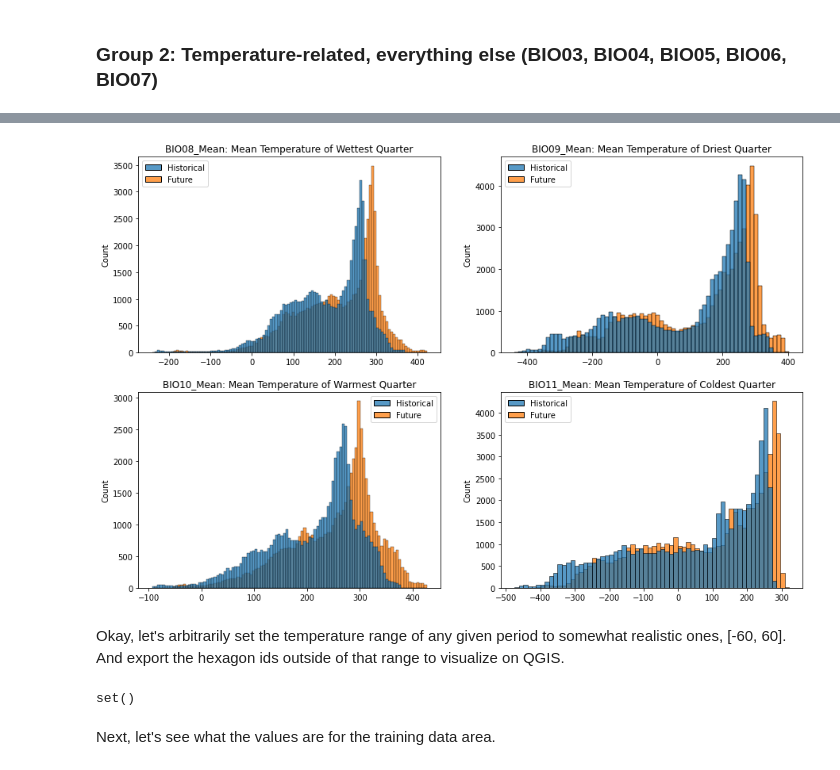
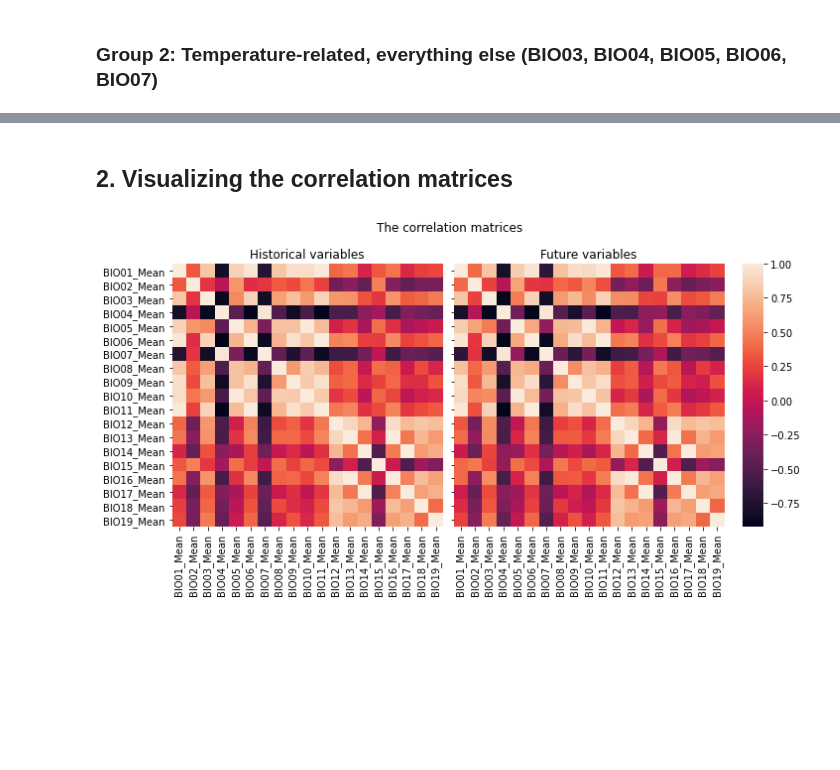
Before and after one commit to RyokoNod/sdm-asian-elephants, a Jupyter notebook: data_exploration/exploratory_analysis_wc30as.ipynb, the cells around one changed output, grey strips where cells are left out. Drawn from its saved outputs; the diff is of its cells as text; code cells hidden in the pictures; blank space fills up the shorter version.

```diff
--- a/data_exploration/exploratory_analysis_wc30as.ipynb
+++ b/data_exploration/exploratory_analysis_wc30as.ipynb
@@ -213,37 +208,21 @@ plt.savefig("../../visualizations/wctemp_dist1.png")
-# %%
-fig, axes = plt.subplots(2, 2, figsize=(15, 10))
-
-for idx,ax in zip(anomalies_g2, axes.flat):
-    sns.histplot(ax=ax,data={"Historical": present[idx], "Future": future[idx]})
-    ax.set_title(idx+": "+var_dict[idx])
-
-
-plt.savefig("../../visualizations/wctemp_dist2.png")
-# %% [output]
-[figure, removed]
-# %% [markdown]
-Okay, let's arbitrarily set the temperature range of any given period to somewhat realistic ones, \[-60, 60\]. And export the hexagon ids outside of that range to visualize on QGIS.
-# %%
-# no, doesn't work, the temperature range is so strange that when I put realistic restrictions on it, there are no hexagons that fit the criteria
-
-# annual temperature between -60 and 60
-# Max Temperature of Warmest Month < =60
-# Min Temperature of Coldest Month >= -60
-# annual temp range <= 120
-# Mean Temperature of Wettest Quarter between -60 and 60
-# Mean Temperature of Driest Quarter between -60 and 60
-# Mean Temperature of Warmest Quarter between -60 and 60
-# Mean Temperature of Coldest Quarter between -60 and 60
-
-set(present[present["BIO01_Mean"].between(-60,60)].HID) & \
-set(present[present["BIO05_Mean"]<=60].HID) & \
-set(present[present["BIO06_Mean"]>=-60].HID) & \
-set(present[present["BIO07_Mean"]<=120].HID) & \
-set(present[present["BIO08_Mean"].between(-60,60)].HID) & \
-set(present[present["BIO09_Mean"].between(-60,60)].HID) & \
-set(present[present["BIO10_Mean"].between(-60,60)].HID) & \
-set(present[present["BIO11_Mean"].between(-60,60)].HID)
-# %% [output]
-set()
-# %% [markdown]
-Next, let's see what the values are for the training data area.
+# %% [markdown]
+## 2. Visualizing the correlation matrices<a class="anchor" id="corr"></a>
+# %%
+fig, axes = plt.subplots(1, 2, figsize=(10, 5.5), sharex=True, sharey=True)
+fig.suptitle("The correlation matrices")
+
+# prepare data here
+hist_corr = present.drop("HID", axis=1,inplace=False).corr()
+future_corr = future.drop("HID", axis=1,inplace=False).corr()
+
+cbar_ax = fig.add_axes([.91, .203, .03, .67]) # place the colorbar using these coordinates
+sns.heatmap(ax=axes.flat[0], data=hist_corr, cbar=False)
+sns.heatmap(ax=axes.flat[1], data=future_corr, cbar=True,cbar_ax=cbar_ax) # only use the colorbar for second plot
+
+axes.flat[0].set_title("Historical variables")
+axes.flat[1].set_title("Future variables")
+
+fig.tight_layout(rect=[0, 0, .9, 1]) # if I  don't do this, I won't get equal sized plots
+plt.show()
+# %% [output]
+[figure, added]
```
Also changed, not shown: parts of 17 cells of this notebook.
